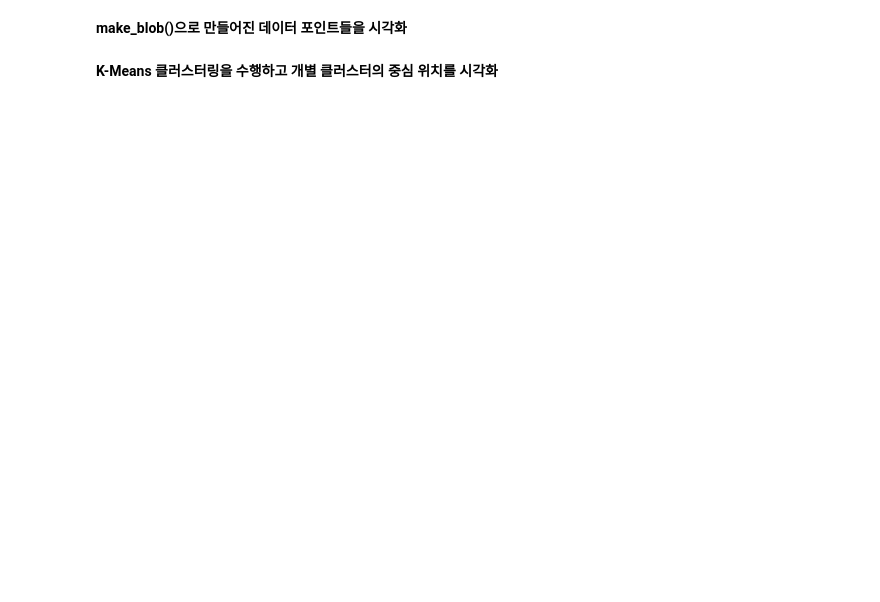
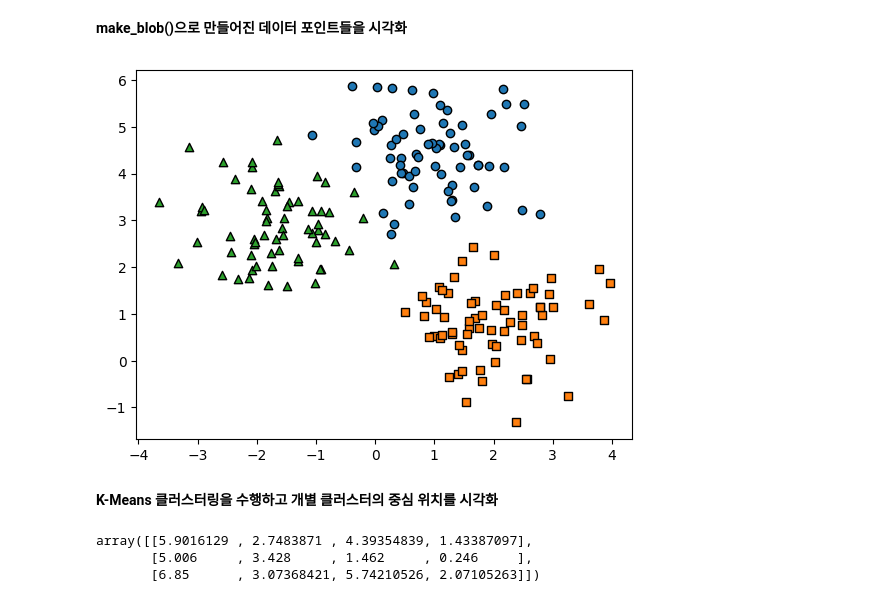
Before and after one commit to godud2604/ml-study, a Jupyter notebook: PerfectGuide/7장/7-1_KMeans.ipynb, the cells around one changed output. Cells and saved outputs as stored; diff of their text form; code cells hidden in the pictures; blank space fills up the shorter version.

Commit message:
KMeans 시각화

```diff
--- a/PerfectGuide/7장/7-1_KMeans.ipynb
+++ b/PerfectGuide/7장/7-1_KMeans.ipynb
@@ -151,3 +209,17 @@ Name: sepal_length, dtype: int64
 데이터의 표준편차는 0.8, 두 번째 군집 내 데이터의 표준 편차는 1.2, 세 번째 군집 내 데이터의 표준편차는 0.6으로 만듭
 니다.
 군집별로 서로 다른 표준 편차를 가진 데이터 세트를 만들 때 사용합니다
+# %%
+import numpy as np
+import matplotlib.pyplot as plt
+from sklearn.cluster import KMeans
+from sklearn.datasets import make_blobs
+%matplotlib inline
+
+# 2차원 평면 상에 3개의 클러스터를 가진 데이터셋을 생성한다. 이렇게 생성된 데이터셋은 "X"와 "y"에 저장되고, 각각 특성과 타겟 레이블을 가지게 된다.
+X, y = make_blobs(n_samples=200, n_features=2, centers=3, cluster_std=0.8, random_state=0)
+print(X.shape, y.shape)
+
+# y target 값의 분포를 확인
+unique, counts = np.unique(y, return_counts=True)
+print(unique,counts)
@@ -153,0 +229,6 @@ Name: sepal_length, dtype: int64
+# %%
+import pandas as pd
+
+clusterDF = pd.DataFrame(data=X, columns=['ftr1', 'ftr2'])
+clusterDF['target'] = y
+clusterDF.head(10)
@@ -154,4 +247,22 @@ Name: sepal_length, dtype: int64
 # %% [markdown]
 **make_blob()으로 만들어진 데이터 포인트들을 시각화**
+# %%
+target_list = np.unique(y)
+# 각 target별 scatter plot 의 marker 값들.
+markers=['o', 's', '^', 'P','D','H','x']
+# 3개의 cluster 영역으로 구분한 데이터 셋을 생성했으므로 target_list는 [0,1,2]
+# target==0, target==1, target==2 로 scatter plot을 marker별로 생성.
+for target in target_list:
+    target_cluster = clusterDF[clusterDF['target']==target]
+    plt.scatter(x=target_cluster['ftr1'], y=target_cluster['ftr2'], edgecolor='k', marker=markers[target] )
+plt.show()
+# %% [output]
+[figure, added]
 # %% [markdown]
 **K-Means 클러스터링을 수행하고 개별 클러스터의 중심 위치를 시각화**
+# %%
+kmeans.cluster_centers_
+# %% [output]
+array([[5.9016129 , 2.7483871 , 4.39354839, 1.43387097],
+       [5.006     , 3.428     , 1.462     , 0.246     ],
+       [6.85      , 3.07368421, 5.74210526, 2.07105263]])
```
Also changed, not shown: parts of 13 cells of this notebook.
